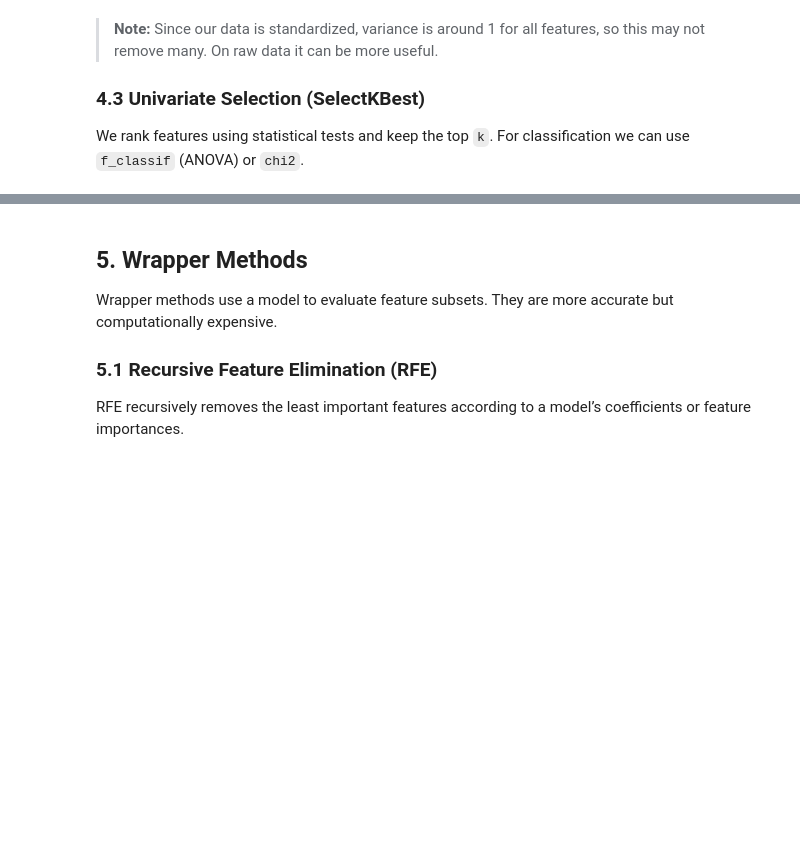
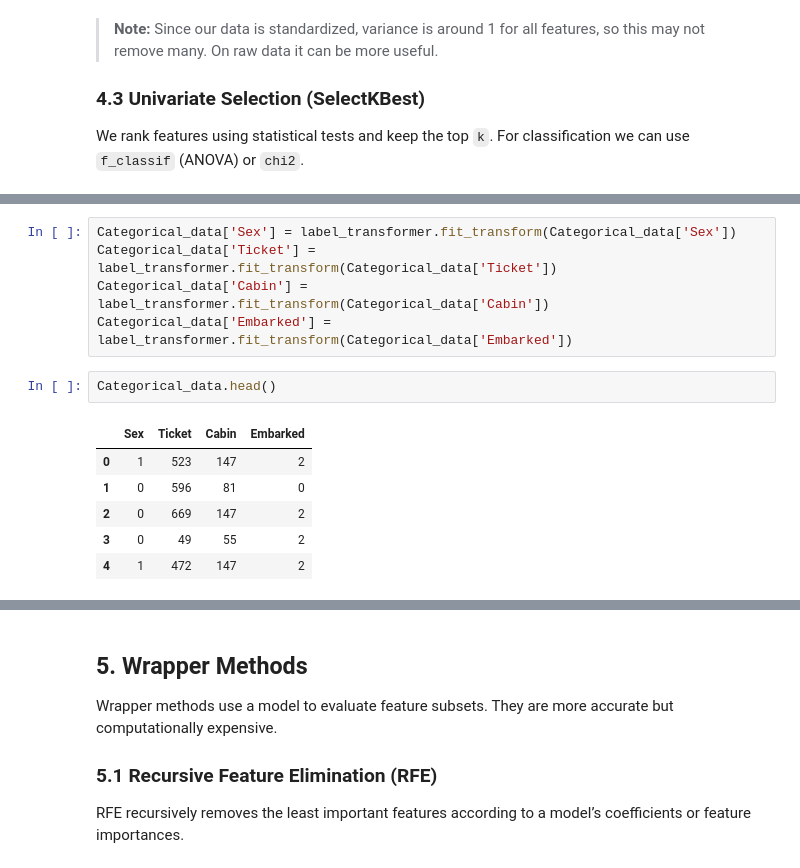
Before and after one commit to NandanTiwari/BIT_LALPUR_-ML_Class-_Notes_Assignment_26, a Jupyter notebook: FILES/Feature Selection.ipynb, the cells around one changed output, grey strips where cells are left out. Saved outputs shown, nothing was run; the diff lists cells and outputs as text; blank space fills up the shorter version.

```diff
--- a/FILES/Feature Selection.ipynb
+++ b/FILES/Feature Selection.ipynb
@@ -275,0 +303,14 @@ We rank features using statistical tests and keep the top `k`. For classificatio
+# %%
+Categorical_data['Sex'] = label_transformer.fit_transform(Categorical_data['Sex'])
+Categorical_data['Ticket'] = label_transformer.fit_transform(Categorical_data['Ticket'])
+Categorical_data['Cabin'] = label_transformer.fit_transform(Categorical_data['Cabin'])
+Categorical_data['Embarked'] = label_transformer.fit_transform(Categorical_data['Embarked'])
+# %%
+Categorical_data.head()
+# %% [output]
+|  | Sex | Ticket | Cabin | Embarked |
+| 0 | 1 | 523 | 147 | 2 |
+| 1 | 0 | 596 | 81 | 0 |
+| 2 | 0 | 669 | 147 | 2 |
+| 3 | 0 | 49 | 55 | 2 |
+| 4 | 1 | 472 | 147 | 2 |
```
Also changed, not shown: parts of 10 cells of this notebook.
